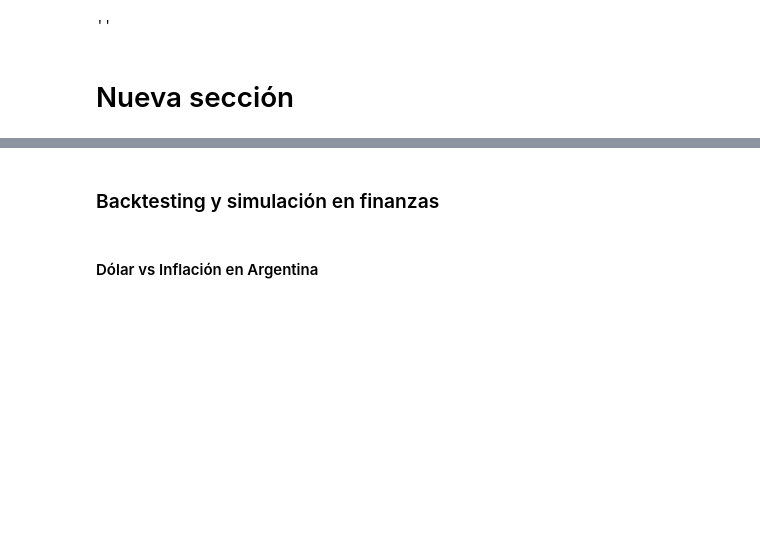
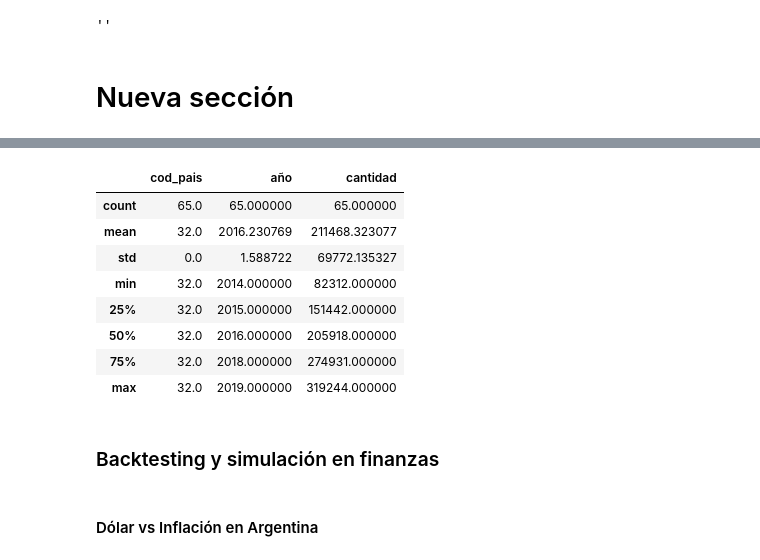
Before and after one commit to SebaSego/AnalisisDatos, a Jupyter notebook: Biocombustible.ipynb, the cells around one changed output, grey strips where cells are left out. Cells and saved outputs as stored; diff of their text form; code cells hidden in the pictures; blank space fills up the shorter version.

```diff
--- a/Biocombustible.ipynb
+++ b/Biocombustible.ipynb
@@ -38,3 +72,15 @@ soja_df.read()
+# %%
+soja_df.describe()
+# %% [output]
+|  | cod_pais | año | cantidad |
+| count | 65.0 | 65.000000 | 65.000000 |
+| mean | 32.0 | 2016.230769 | 211468.323077 |
+| std | 0.0 | 1.588722 | 69772.135327 |
+| min | 32.0 | 2014.000000 | 82312.000000 |
+| 25% | 32.0 | 2015.000000 | 151442.000000 |
+| 50% | 32.0 | 2016.000000 | 205918.000000 |
+| 75% | 32.0 | 2018.000000 | 274931.000000 |
+| max | 32.0 | 2019.000000 | 319244.000000 |
 # %% [markdown]
 ### Backtesting y simulación en finanzas
 # %% [markdown]
```
Also changed, not shown: parts of 3 cells of this notebook.
